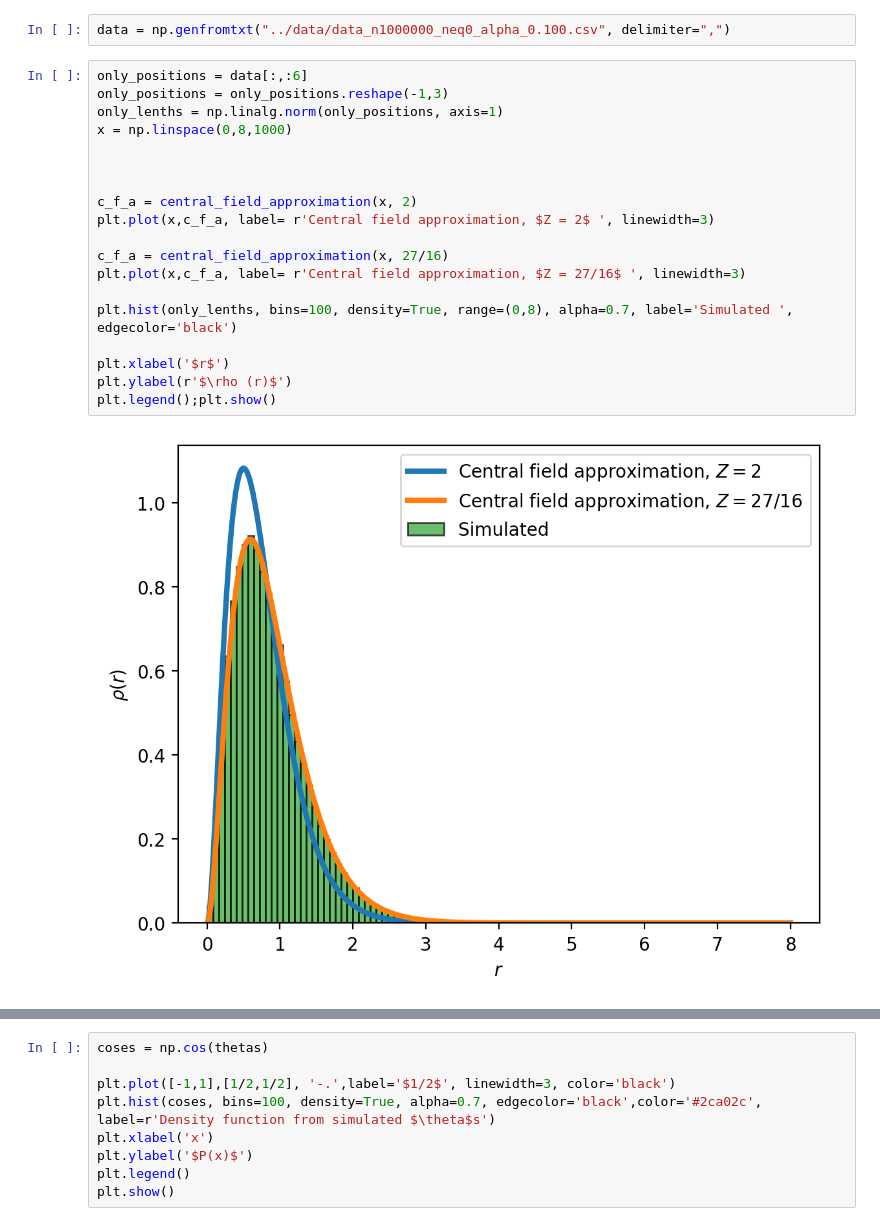
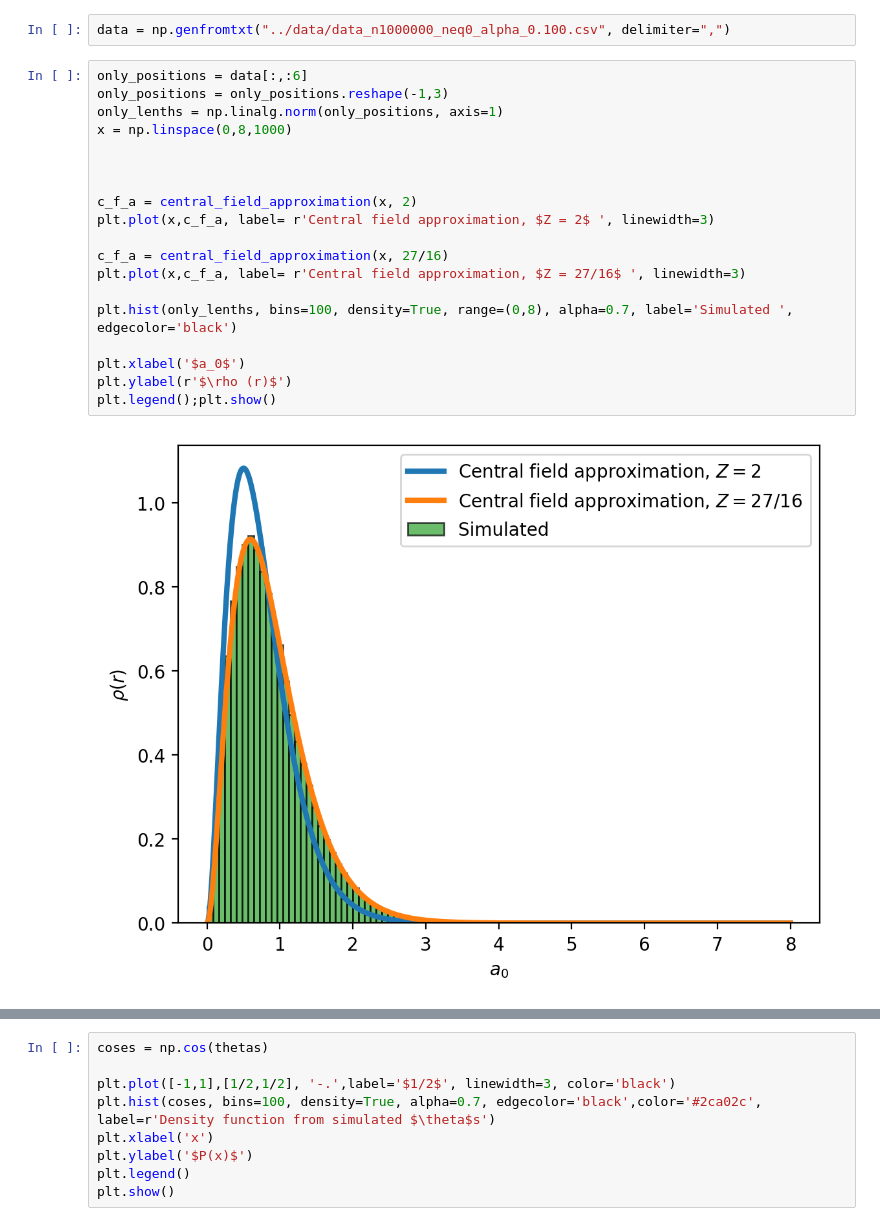
Before and after one commit to gujoh/compfys-h2b, a Jupyter notebook: plotting/task_1.ipynb, the cells around one changed output, grey strips where cells are left out. Saved outputs shown, nothing was run; the diff lists cells and outputs as text.

Commit message:
Added units to (some) plots

```diff
--- a/plotting/task_1.ipynb
+++ b/plotting/task_1.ipynb
@@ -24,24 +24,24 @@ data = np.genfromtxt("../data/data_n1000000_neq0_alpha_0.100.csv", delimiter=","
 # %%
 only_positions = data[:,:6]
 only_positions = only_positions.reshape(-1,3)
 only_lenths = np.linalg.norm(only_positions, axis=1)
 x = np.linspace(0,8,1000)
 
 
 
 c_f_a = central_field_approximation(x, 2)
 plt.plot(x,c_f_a, label= r'Central field approximation, $Z = 2$ ', linewidth=3)
 
 c_f_a = central_field_approximation(x, 27/16)
 plt.plot(x,c_f_a, label= r'Central field approximation, $Z = 27/16$ ', linewidth=3)
 
 plt.hist(only_lenths, bins=100, density=True, range=(0,8), alpha=0.7, label='Simulated ', edgecolor='black')
 
-plt.xlabel('$r$')
+plt.xlabel('$a_0$')
 plt.ylabel(r'$\rho (r)$')
 plt.legend();plt.show()
 # %% [output]
-[figure, old version]
+[figure, new version]
 # %%
 thetas = theta(data[:,:3], data[:,3:6])
 # plt.plot(thetas)
```
Also changed, not shown: parts of 2 cells of this notebook.
